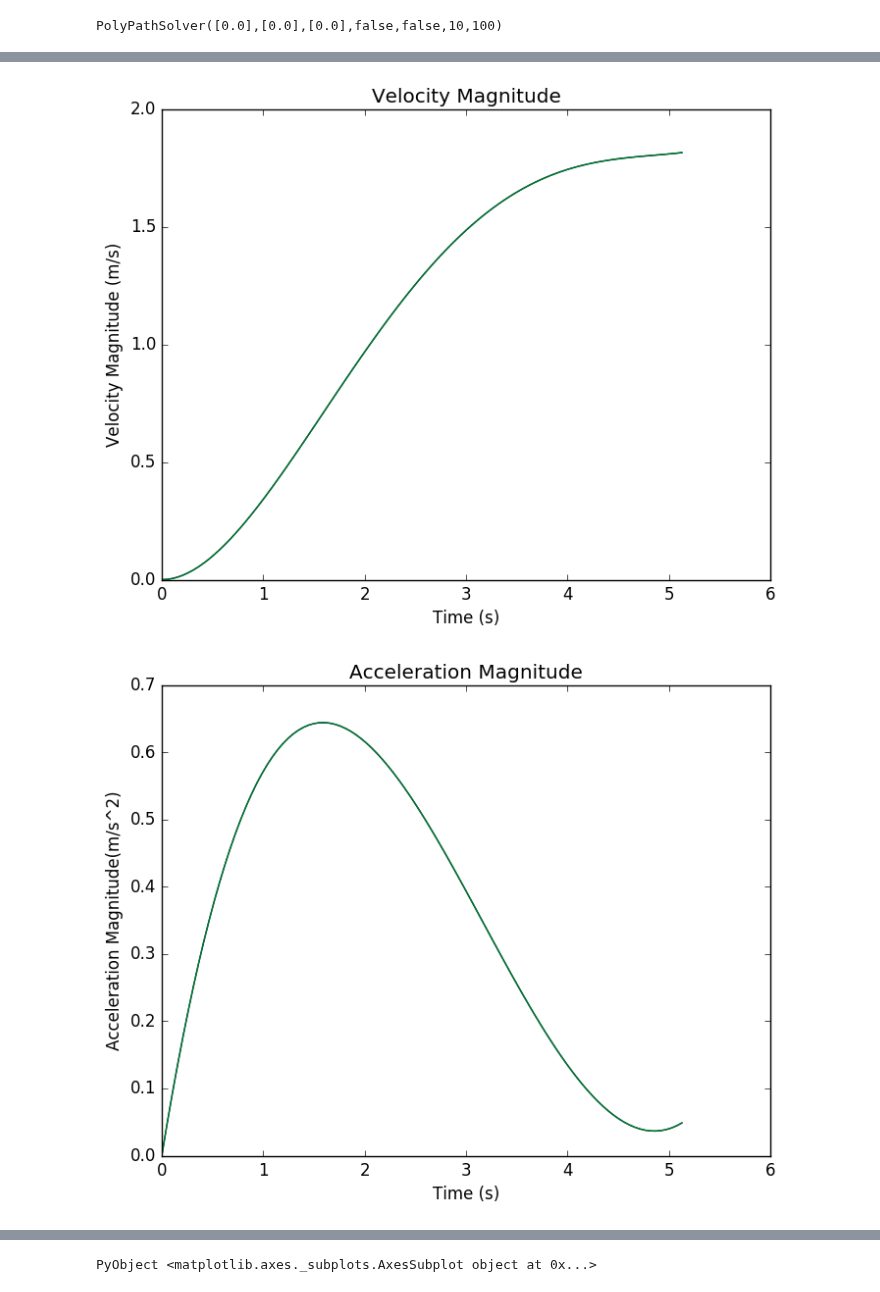
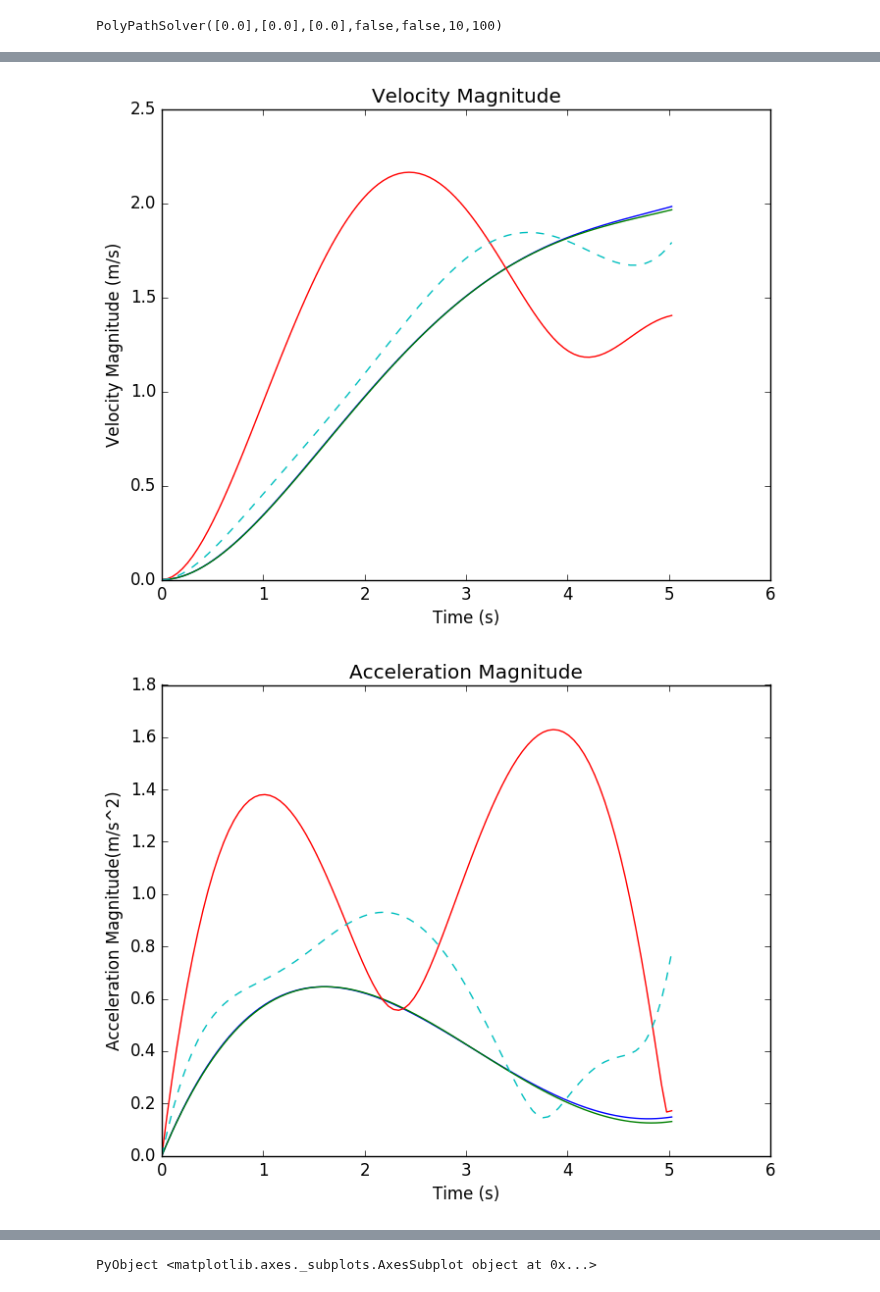
Before and after one commit to stefantj/polynomial-path-smoothing, a Jupyter notebook: TestingBestLocalPlanner.ipynb, the cells around one changed output, grey strips where cells are left out. Drawn from its saved outputs; the diff is of its cells as text; code cells hidden in the pictures.

Commit message:
Own gradient descent is working but not working properly

```diff
--- a/TestingBestLocalPlanner.ipynb
+++ b/TestingBestLocalPlanner.ipynb
@@ -25,9 +25,9 @@ WARNING: Method definition selfGradientDescent(Main.PathSol, Main.PathProblem, M
 # %%
 #Construct the all the containers
 tuningI = TuningParams([0;1;0;1;0],    # q_coeff::Vector{Int64}
-                       [500.0;1.0],    # softConstrWeights::Vector{Float64}
+                       [500.0;500.0],    # softConstrWeights::Vector{Float64}
                         0.2,           # numericVelWeight::Float64
-                        1,             # obstacleWeight::Float64
+                        0.1,             # obstacleWeight::Float64
                         0.1,           # derivativeWeight::Float64
                         0.02,          # precision::Float64
                         100,            # iterations::Int64
@@ -44,7 +44,7 @@ tuningI = TuningParams([0;1;0;1;0],    # q_coeff::Vector{Int64}
                         0.01,          # precisionVel::Float64
                         0.95,          # percentAcc::Float64
                         4.0,           # accelWeight::Float64
-                        10);          # perturbation::Float64
+                        0.5);          # perturbation::Float64
 problem = PathProblem( [1.0 0.0 0.0;        # x
                         1.0 0.0 0.0;        # y
                         1.0 0.0 0.0],       # z  #start_config::Array{Float64,2}
@@ -288,6 +288,53 @@ while(solvHelp.PunVerified)
     #If verified do not say verified  until next verify
 end
 
+
+#Start random restarts if hitting an obstacle
+restartCounter = 0;
+while(any(problem.costmap[solution.cells] .>= 255) && restartCounter < tuningI.numberOfRandomRestarts)
+    #Print message about hitting an obstacle and random restarting
+    println("Hit and Obstacle; Trying a random restart $(restartCounter+1)")
+    #Create random start
+    problem.PconstrFree = createRandomRestart(problem, tuningI);
+    #solve for the polynomial coefficients
+    solution.coeffs = solvePolysInitially(problem,solvHelp);
+
+    #Check in bounds and collect the cells
+    solution.cells, solvHelp.PoutOfBounds = occupancyCellChecker(solution, problem, tuningI);
+
+    #Break if out of bounds and display an error
+    if(solvHelp.PoutOfBounds)
+        println("Plan Fail: Went out of Bounds In the Initial Restart")
+        #break;
+    end
+
+    #optimize -Note there is no verification step anymore so no more increasing time
+    #Create a holder for the free constr
+    df = form_df(problem);
+
+    #Calculate the initial cost
+    solution.cost = costFunc(df, solution, problem, solvHelp, tuningI)
+    debugPlot(solution, problem, tuningI)
+    #1)OPTIMIZE free constraints with limits built in; 2)COST function
+    println("cost before: ", costFunc(df, solution, problem, solvHelp, tuningI))
+
+    #optimize free constraints with limits built in using the COST function
+    solution, problem.PconstrFree, solvHelp.PoutOfBounds =
+        selfGradientDescent(solution,problem,tuningI,solvHelp);
+    df = form_df(problem);
+    println("cost after: ", costFunc(df, solution, problem, solvHelp, tuningI))
+    debugPlotDash(solution, problem, tuningI)
+
+
+    restartCounter += 1;
+end
+
+#Print if made failed to plan a path around obstacle
+if(restartCounter >= tuningI.numberOfRandomRestarts)
+    println("Path Planning Failed even with Restarts: Sad Face :(")
+end
+
+
 if(!solvHelp.PoutOfBounds)
     figure(1)
     imshow( flipCostmap(problem.costmap),
@@ -323,2 +369,2 @@ The current seed: 1
-[figure, old version]
+[figure, new version]
-[figure, old version]
+[figure, new version]
```
Also changed, not shown: parts of 3 cells of this notebook, 1 other file.
